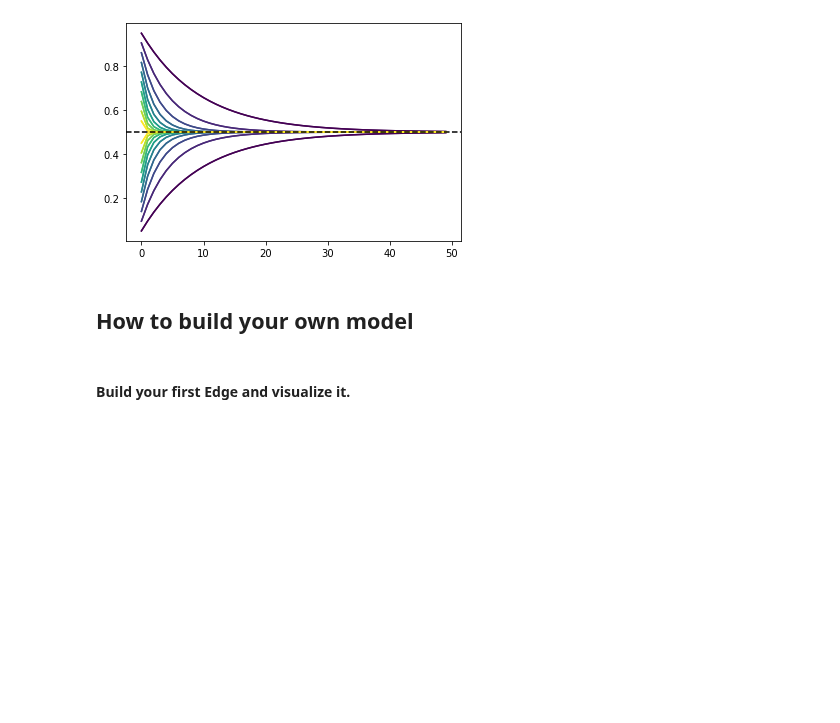
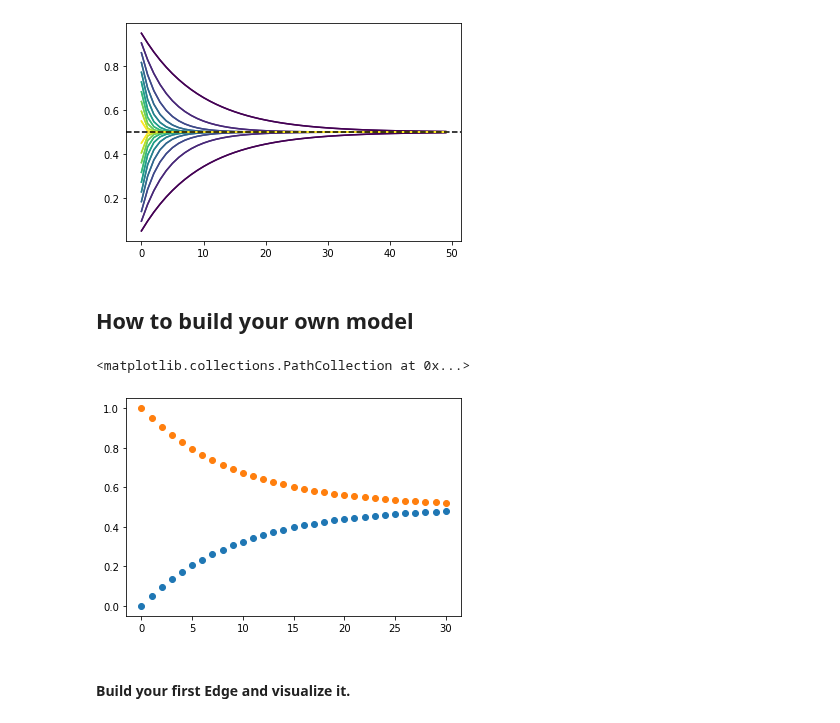
Before and after one commit to LarsonLaugh/Counterfusion, a Jupyter notebook: demo.ipynb, the cells around one changed output. Drawn from its saved outputs; the diff is of its cells as text; code cells hidden in the pictures; blank space fills up the shorter version.

```diff
--- a/demo.ipynb
+++ b/demo.ipynb
@@ -169,6 +169,28 @@ plt.axhline(y=0.5,linestyle='--',c='k')
 [figure]
 # %% [markdown]
 ## How to build your own model
+# %%
+from counterfusion import *
+import numpy as np
+import matplotlib.pyplot as plt
+#===============================================================
+# General information for the edge - Hyperparameters
+totalNumMover = 2
+numForwardMover = 2
+initStates = [0,1]
+#===============================================================
+# Information of scattering events
+# Interaction parameters
+v01 = 0.1
+edgeDef = [[0,1,v01,30]]
+edgeInfo = generate_bynumber(edgeDef)
+edge = Edge(edgeInfo,totalNumMover,numForwardMover)
+states = edge.status_check(initStates)
+plt.scatter(np.arange(0,31,1),states[0,:])
+plt.scatter(np.arange(0,31,1),states[1,:])
+# %% [output]
+<matplotlib.collections.PathCollection at 0x...>
+[figure, added]
 # %% [markdown]
 #### Build your first Edge and visualize it.
 # %%
```
Also changed, not shown: parts of 2 cells of this notebook, 1 other file.
